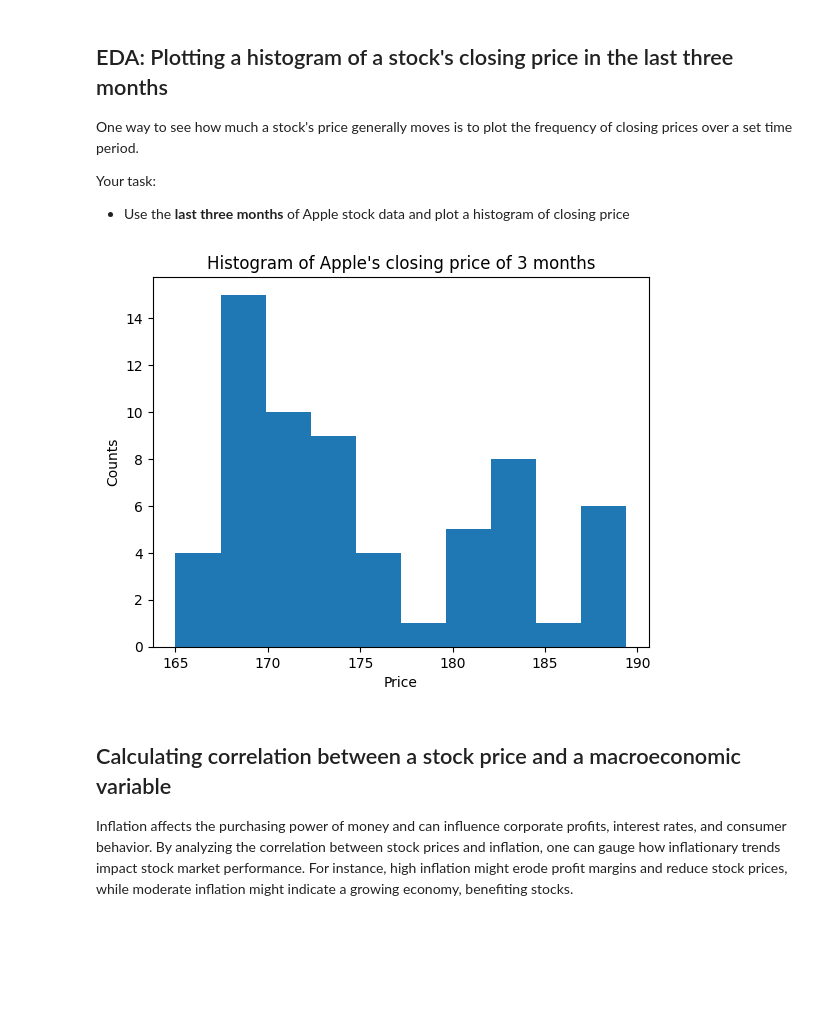
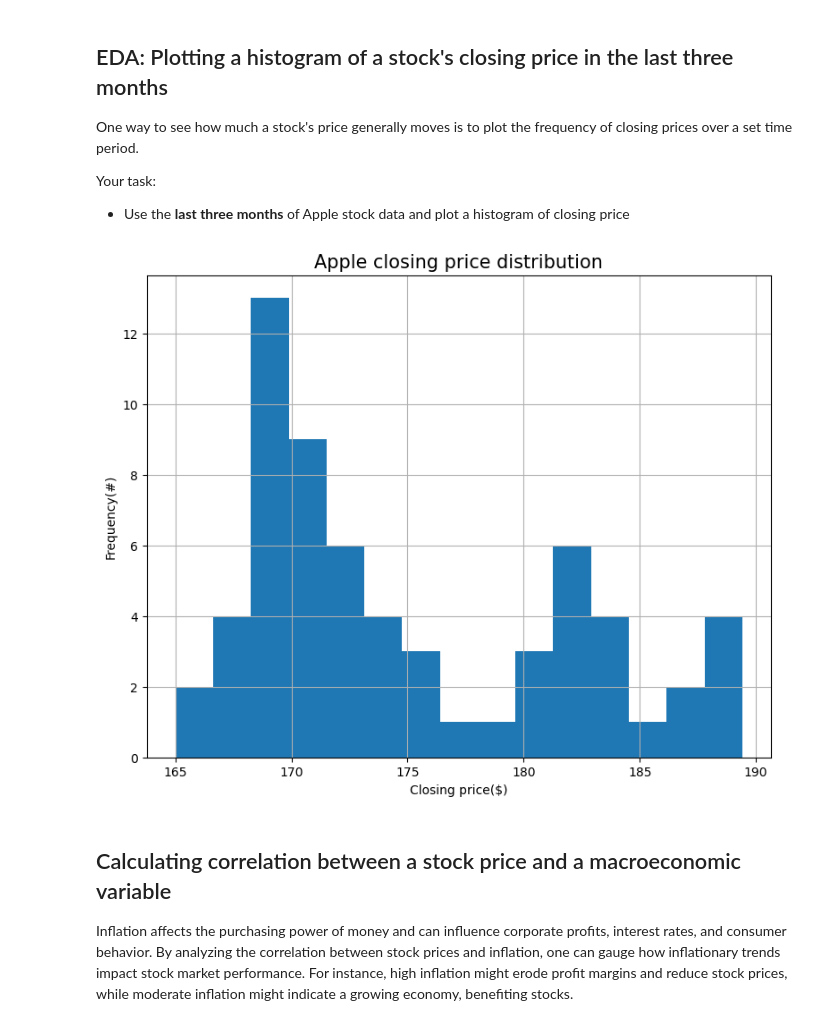
Before and after one commit to bigboy92/fend-matching-game, a Jupyter notebook: Preparing-for-data-analysis-project-student.ipynb, the cells around one changed output. Cells and saved outputs as stored; diff of their text form; code cells hidden in the pictures; blank space fills up the shorter version.

```diff
--- a/Preparing-for-data-analysis-project-student.ipynb
+++ b/Preparing-for-data-analysis-project-student.ipynb
@@ -441,0 +461,3 @@ Timestamp('2024-05-03 00:00:00')
+# %%
+min_date =  max_date - pd.DateOffset(months=3)
+print(min_date)
@@ -442,4 +466,3 @@ Timestamp('2024-05-03 00:00:00')
 # %%
 # Use the max date calculated above to get the last three months of data in the dataset
-last_3_month_mask = apple_df.index > (max_date - DateOffset(months=3))
-last_3_month_mask
+apple_data_last3m = apple_data[apple_data.index >= min_date]
@@ -447,0 +469,3 @@ array([False, False, False, ...,  True,  True,  True])
+# %%
+apple_data_last3m = apple_data_last3m[::-1] #min_date comes first
+apple_data_last3m
@@ -461,0 +489,9 @@ plt.show()
+# %%
+plt.plot(apple_data_last3m['Open'], label = 'Open')
+plt.plot(apple_data_last3m['Close/Last'], label = 'Close')
+plt.legend()
+plt.xticks(rotation=45)
+plt.title('Apple open vs closing price').set_fontsize(15)
+plt.grid()
+plt.rcParams["figure.figsize"] = (9,7)
+plt.show()
@@ -468,13 +506,16 @@ Your task:
 * Use the **last three months** of Apple stock data and plot a histogram of closing price
 # %%
 # Plot the histogram of Apple's closing price over the last 3 months
-plt.hist(apple_3_month_df.close)
-plt.title("Histogram of Apple's closing price of 3 months")
-plt.xlabel("Price")
-plt.ylabel("Counts")
+
+plt.hist(apple_data_last3m['Close/Last'], bins=15)
+plt.title('Apple closing price distribution').set_fontsize(15)
+plt.xlabel('Closing price($)')
+plt.ylabel('Frequency(#)')
+plt.grid()
+plt.rcParams["figure.figsize"] = (9,7)
 plt.show()
 # %% [output]
-[figure, old version]
+[figure, new version]
 # %% [markdown]
 ## Calculating correlation between a stock price and a macroeconomic variable
 
```
Also changed, not shown: parts of 70 cells of this notebook.
